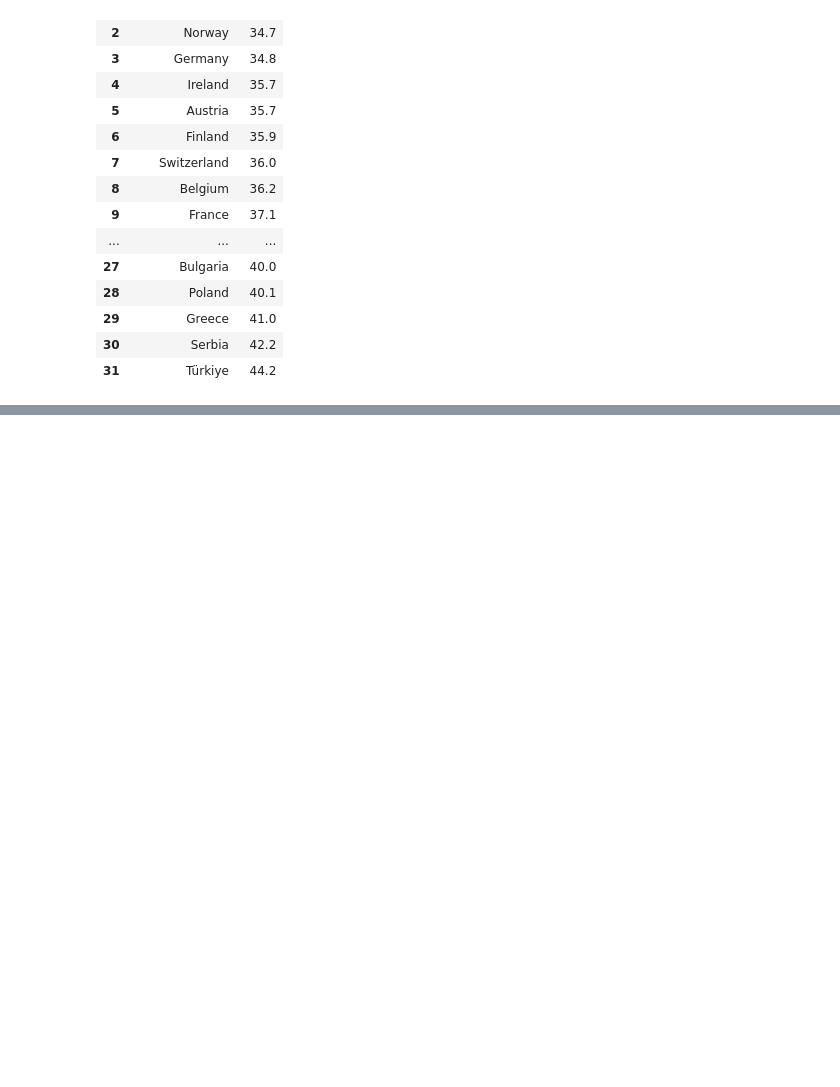
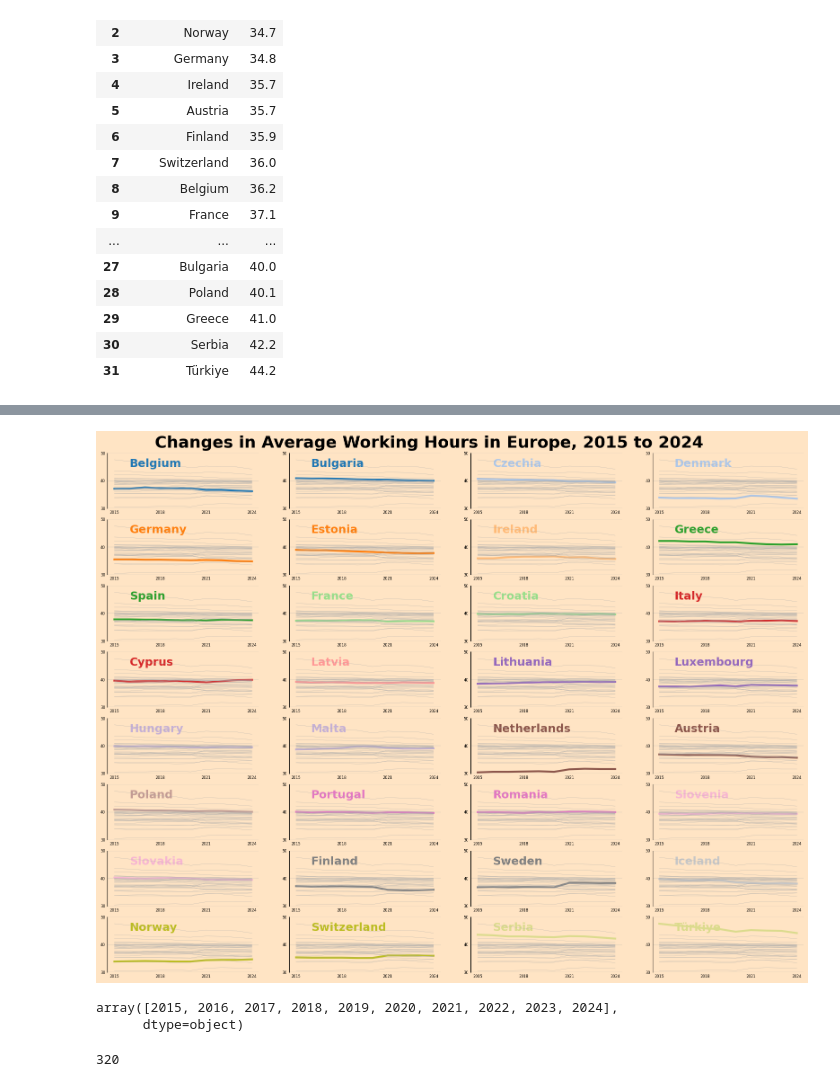
Before and after one commit to tdoan123/data-learning-journey, a Jupyter notebook: Python/Bamboo Weekly/bw_127.ipynb, the cells around one changed output, grey strips where cells are left out. Drawn from its saved outputs; the diff is of its cells as text; code cells hidden in the pictures; blank space fills up the shorter version.

Commit message:
update chart  multiple

```diff
--- a/Python/Bamboo Weekly/bw_127.ipynb
+++ b/Python/Bamboo Weekly/bw_127.ipynb
@@ -999,4 +977,0 @@ test2
-# %%
-for i, row in test2.iterrows():
-    print(f"i value = {i}")
-    print(f"row value = {row}")
@@ -1020,0 +978,6 @@ Name: 37, dtype: object
+# %%
+work_df3 = work_df2.melt(
+    id_vars='country_name',
+    var_name='year',
+    value_name='value'
+)
@@ -1020,0 +1002,56 @@ Name: 37, dtype: object
+# %%
+fig, axs = plt.subplots(
+    nrows = 8,
+    ncols = 4,
+    figsize=(20, 15)
+
+)
+
+countries = work_df3['country_name'].unique()
+
+for focus_country, ax in zip(countries, axs.flat):
+    for i, country in enumerate(countries):
+        subset = work_df3[work_df3['country_name'] == country]
+        if focus_country == country:
+            zorder = 10
+            color = colors[i]
+            lw = 3
+            ax.text(x = 2016, y = 45,
+                s=focus_country.title(),
+                size = 18, ha = 'left',
+                color = color,
+                fontweight = 'bold')
+        else:
+            color = 'darkgrey'
+            lw = 0.3
+            zorder = 100
+        ax.plot(subset['year'],subset['value'], color = color, lw = lw, zorder = zorder)
+
+    ax.grid(axis = "y", lw = 0.3)
+    ax.spines[["top", "right", "bottom"]].set_visible(False)
+    ax.tick_params(length = 0, labelsize= 6)
+    ax.set_ylim([30,50])
+    ax.set_yticks([30,40,50])
+    ax.set_xticks([2015, 2018, 2021, 2024])
+    ax.set_facecolor(facec)
+
+ax.text(
+        x = 1982,
+        y = 220,
+        s='Changes in Average Working Hours in Europe, 2015 to 2024',
+        size = 26,
+        fontweight = 'bold'
+    )
+fig.set_facecolor(facec)
+plt.show()
+# %% [output]
+[figure, added]
+# %%
+work_df3['year'].unique()
+# %% [output]
+array([2015, 2016, 2017, 2018, 2019, 2020, 2021, 2022, 2023, 2024],
+      dtype=object)
+# %%
+len(work_df3)
+# %% [output]
+320
```
Also changed, not shown: parts of 6 cells of this notebook, 1 other file.
